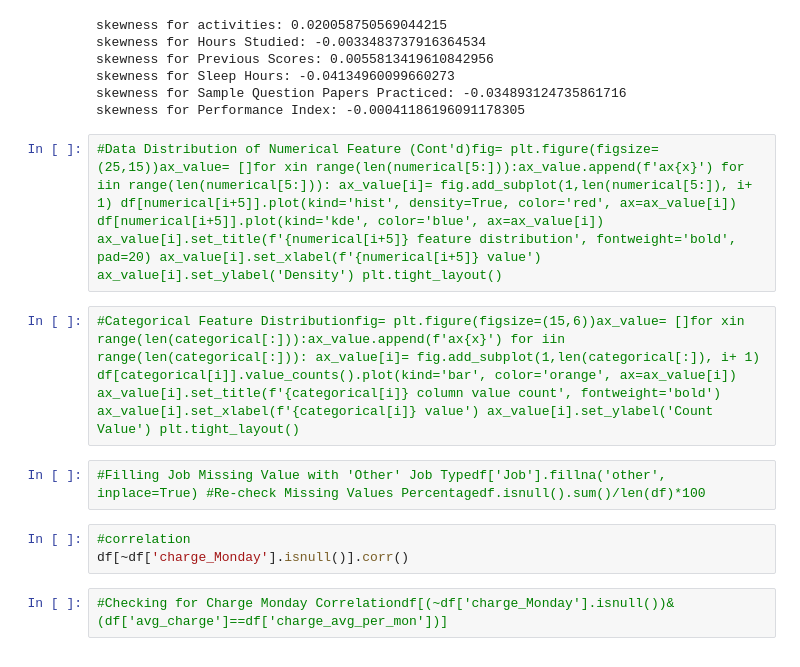
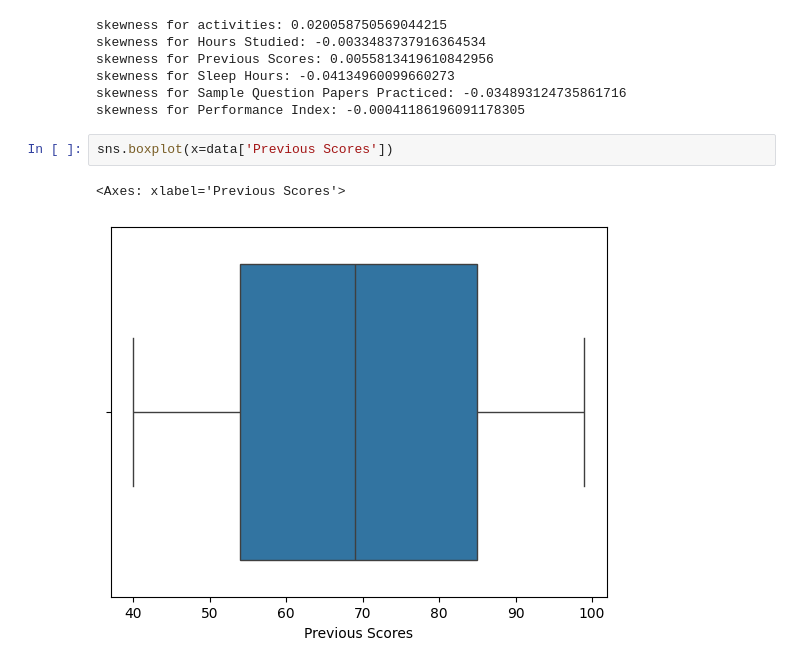
Before and after one commit to AdamSe22/DataMinig, a Jupyter notebook: multiple_student.ipynb, the cells around one changed output. Cells and saved outputs as stored; diff of their text form.

```diff
--- a/multiple_student.ipynb
+++ b/multiple_student.ipynb
@@ -180,14 +200,8 @@ skewness for Previous Scores: 0.0055813419610842956
 skewness for Sleep Hours: -0.04134960099660273
 skewness for Sample Question Papers Practiced: -0.034893124735861716
 skewness for Performance Index: -0.00041186196091178305
-# %%
-#Data Distribution of Numerical Feature (Cont'd)fig= plt.figure(figsize=(25,15))ax_value= []for xin range(len(numerical[5:])):ax_value.append(f'ax{x}') for iin range(len(numerical[5:])): ax_value[i]= fig.add_subplot(1,len(numerical[5:]), i+ 1) df[numerical[i+5]].plot(kind='hist', density=True, color='red', ax=ax_value[i]) df[numerical[i+5]].plot(kind='kde', color='blue', ax=ax_value[i]) ax_value[i].set_title(f'{numerical[i+5]} feature distribution', fontweight='bold', pad=20) ax_value[i].set_xlabel(f'{numerical[i+5]} value') ax_value[i].set_ylabel('Density') plt.tight_layout()
-# %%
-#Categorical Feature Distributionfig= plt.figure(figsize=(15,6))ax_value= []for xin range(len(categorical[:])):ax_value.append(f'ax{x}') for iin range(len(categorical[:])): ax_value[i]= fig.add_subplot(1,len(categorical[:]), i+ 1) df[categorical[i]].value_counts().plot(kind='bar', color='orange', ax=ax_value[i]) ax_value[i].set_title(f'{categorical[i]} column value count', fontweight='bold') ax_value[i].set_xlabel(f'{categorical[i]} value') ax_value[i].set_ylabel('Count Value') plt.tight_layout()
-# %%
-#Filling Job Missing Value with 'Other' Job Typedf['Job'].fillna('other', inplace=True) #Re-check Missing Values Percentagedf.isnull().sum()/len(df)*100
-# %%
-#correlation
-df[~df['charge_Monday'].isnull()].corr()
-# %%
-#Checking for Charge Monday Correlationdf[(~df['charge_Monday'].isnull())&  (df['avg_charge']==df['charge_avg_per_mon'])]
+# %%
+sns.boxplot(x=data['Previous Scores'])
+# %% [output]
+<Axes: xlabel='Previous Scores'>
+[figure, added]
```
Also changed, not shown: parts of 12 cells of this notebook, 1 other file.
